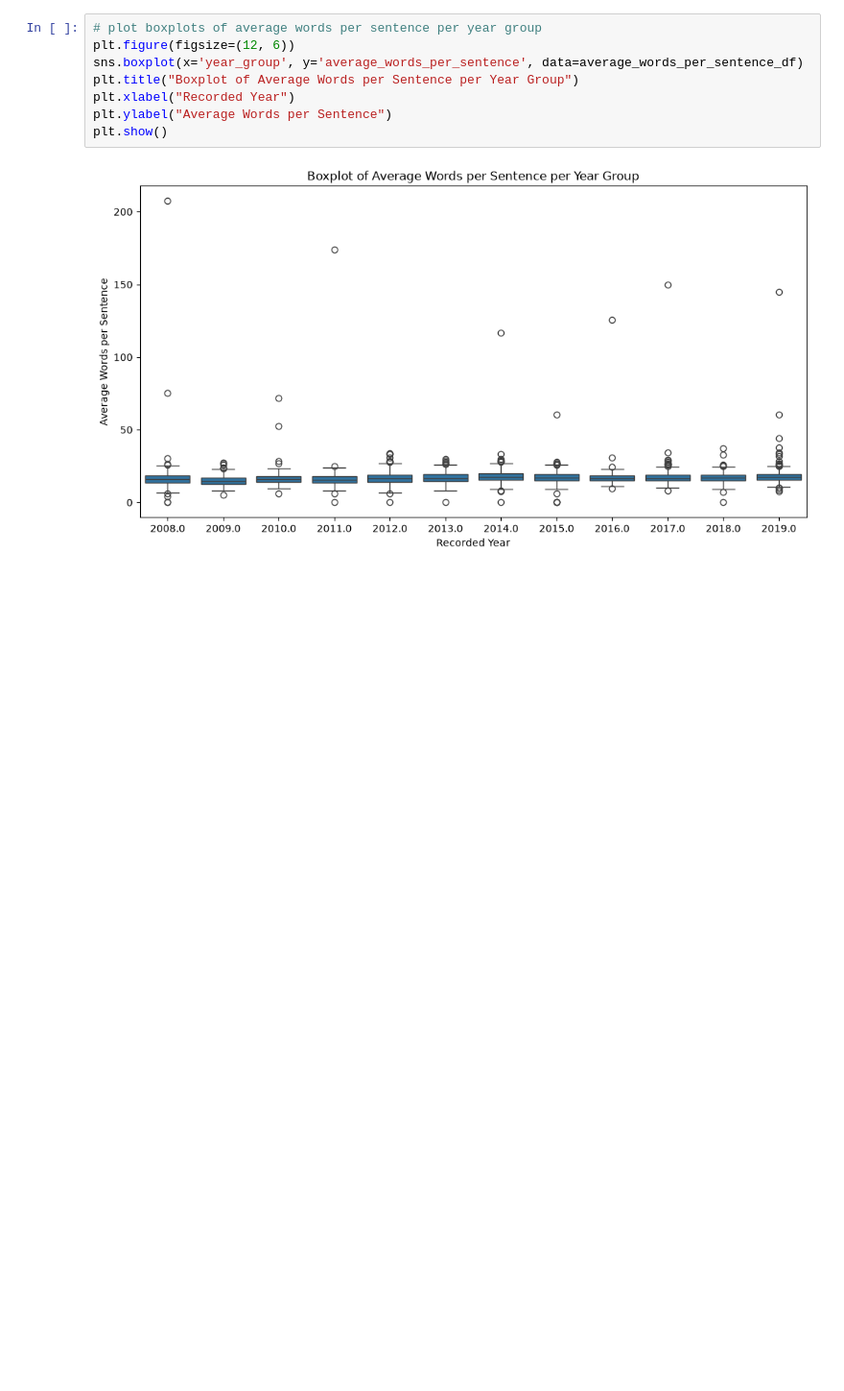
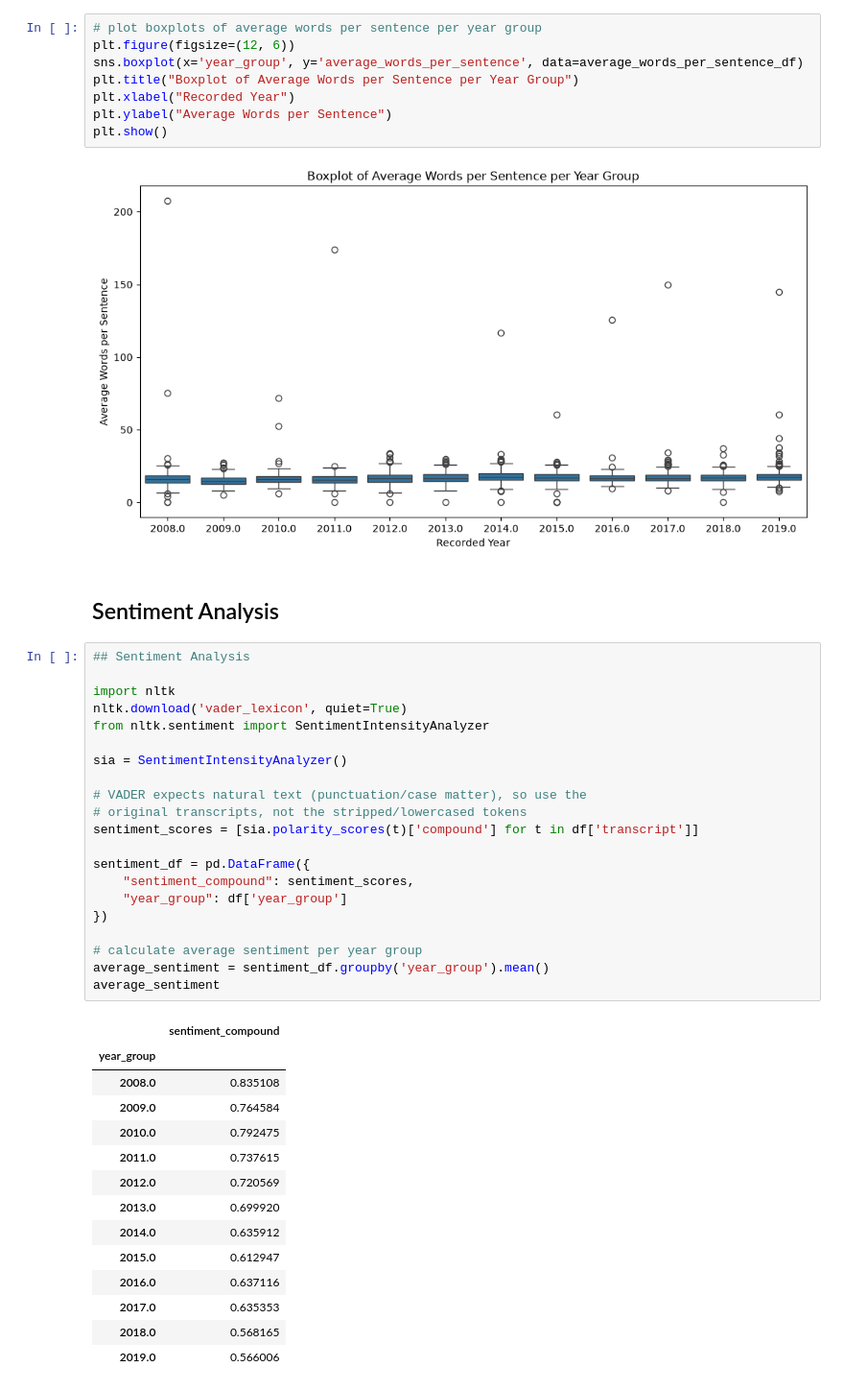
Before and after one commit to emilyedono/TEDTalkNLP, a Jupyter notebook: Code/TedTalkNLP_Rhetoric.ipynb, the cells around one changed output. Shown at 96% size. Cells and saved outputs as stored; diff of their text form; blank space fills up the shorter version.

```diff
--- a/Code/TedTalkNLP_Rhetoric.ipynb
+++ b/Code/TedTalkNLP_Rhetoric.ipynb
@@ -471,3 +471,41 @@ plt.ylabel("Average Words per Sentence")
 plt.show()
 # %% [output]
 [figure]
+# %% [markdown]
+## Sentiment Analysis
+# %%
+## Sentiment Analysis
+
+import nltk
+nltk.download('vader_lexicon', quiet=True)
+from nltk.sentiment import SentimentIntensityAnalyzer
+
+sia = SentimentIntensityAnalyzer()
+
+# VADER expects natural text (punctuation/case matter), so use the
+# original transcripts, not the stripped/lowercased tokens
+sentiment_scores = [sia.polarity_scores(t)['compound'] for t in df['transcript']]
+
+sentiment_df = pd.DataFrame({
+    "sentiment_compound": sentiment_scores,
+    "year_group": df['year_group']
+})
+
+# calculate average sentiment per year group
+average_sentiment = sentiment_df.groupby('year_group').mean()
+average_sentiment
+# %% [output]
+|  | sentiment_compound |
+| year_group |  |
+| 2008.0 | 0.835108 |
+| 2009.0 | 0.764584 |
+| 2010.0 | 0.792475 |
+| 2011.0 | 0.737615 |
+| 2012.0 | 0.720569 |
+| 2013.0 | 0.699920 |
+| 2014.0 | 0.635912 |
+| 2015.0 | 0.612947 |
+| 2016.0 | 0.637116 |
+| 2017.0 | 0.635353 |
+| 2018.0 | 0.568165 |
+| 2019.0 | 0.566006 |
```
Also changed, not shown: parts of 5 cells of this notebook.
